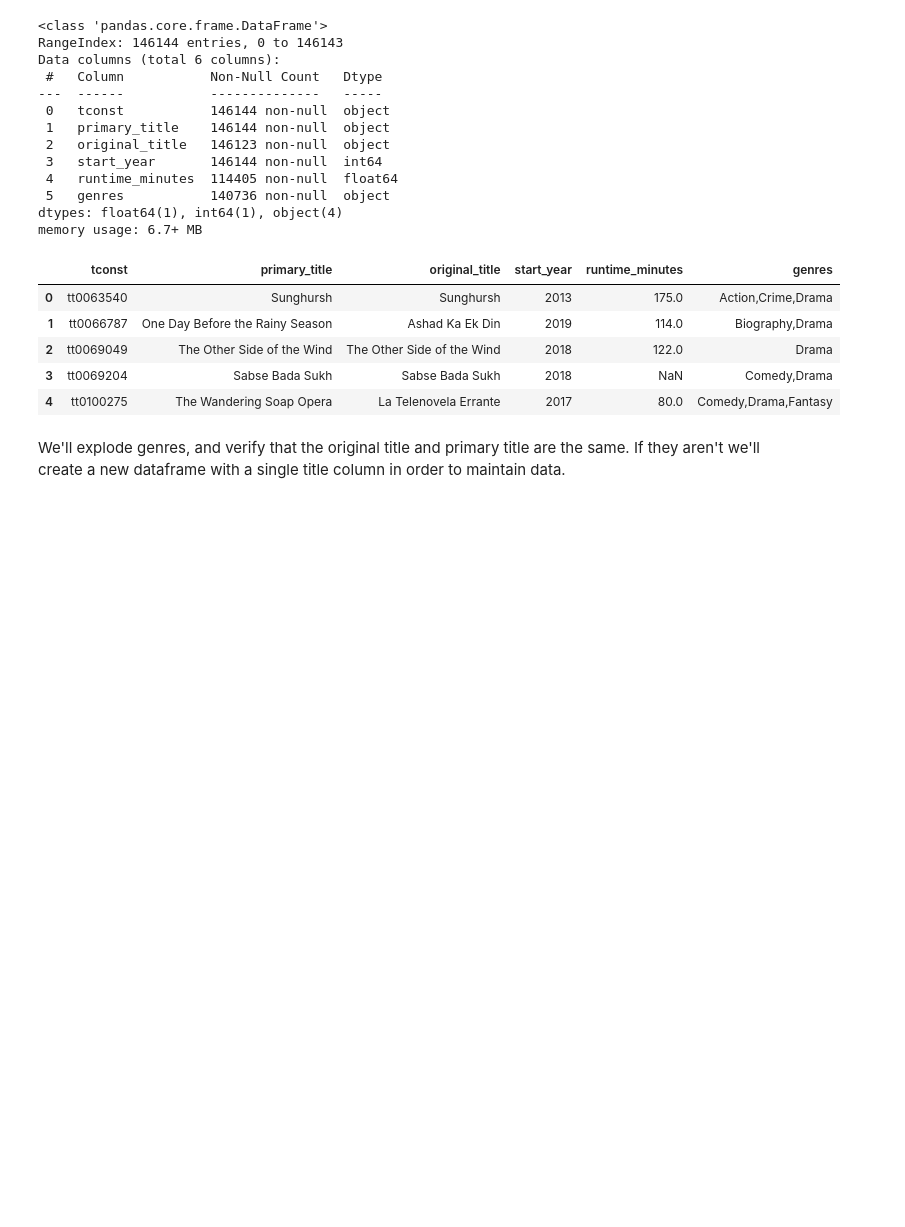
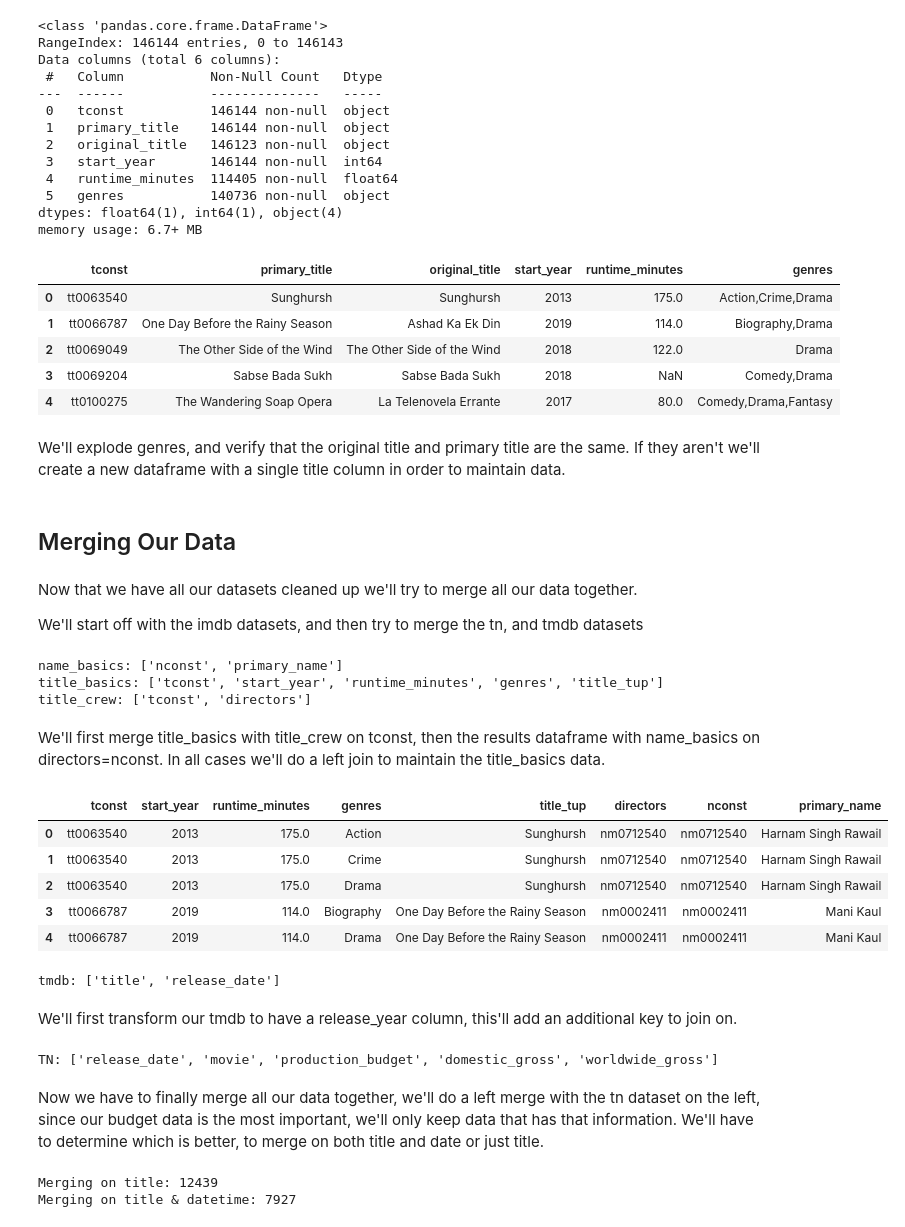
Before and after one commit to Skellet0r/movie-industry, a Jupyter notebook: notebooks/02-eamor-data-cleaning.ipynb, the cells around one changed output. Drawn from its saved outputs; the diff is of its cells as text; code cells hidden in the pictures; blank space fills up the shorter version.

Commit message:
feat: data cleaning finalized

```diff
--- a/notebooks/02-eamor-data-cleaning.ipynb
+++ b/notebooks/02-eamor-data-cleaning.ipynb
@@ -248,3 +248,41 @@ imdb_title_basics.drop(
     columns=["primary_title", "original_title"], inplace=True, errors="ignore"
 )
 imdb_title_basics.drop_duplicates(inplace=True)
+# %% [markdown]
+## Merging Our Data
+# %% [markdown]
+Now that we have all our datasets cleaned up we'll try to merge all our data together.
+
+We'll start off with the imdb datasets, and then try to merge the tn, and tmdb datasets
+# %%
+# display the columns for each of our imdb datasets
+print("name_basics:", imdb_name_basics.columns.to_list())
+print("title_basics:", imdb_title_basics.columns.to_list())
+print("title_crew:", imdb_title_crew.columns.to_list())
+# %% [output]
+name_basics: ['nconst', 'primary_name']
+title_basics: ['tconst', 'start_year', 'runtime_minutes', 'genres', 'title_tup']
+title_crew: ['tconst', 'directors']
+# %% [markdown]
+We'll first merge title_basics with title_crew on tconst, then the results dataframe with name_basics on directors=nconst.
+In all cases we'll do a left join to maintain the title_basics data.
+# %%
+# merge title_basics and title_crew and name_basics
+imdb_crew_title_2 = pd.merge(
+    imdb_title_basics, imdb_title_crew, how="left", on="tconst"
+)
+imdb = pd.merge(
+    imdb_crew_title_2,
+    imdb_name_basics,
+    how="left",
+    left_on="directors",
+    right_on="nconst",
+)
+display(imdb.head())
+# %% [output]
+|  | tconst | start_year | runtime_minutes | genres | title_tup | directors | nconst | primary_name |
+| 0 | tt0063540 | 2013 | 175.0 | Action | Sunghursh | nm0712540 | nm0712540 | Harnam Singh Rawail |
+| 1 | tt0063540 | 2013 | 175.0 | Crime | Sunghursh | nm0712540 | nm0712540 | Harnam Singh Rawail |
+| 2 | tt0063540 | 2013 | 175.0 | Drama | Sunghursh | nm0712540 | nm0712540 | Harnam Singh Rawail |
+| 3 | tt0066787 | 2019 | 114.0 | Biography | One Day Before the Rainy Season | nm0002411 | nm0002411 | Mani Kaul |
+| 4 | tt0066787 | 2019 | 114.0 | Drama | One Day Before the Rainy Season | nm0002411 | nm0002411 | Mani Kaul |
@@ -250,0 +293,7 @@ imdb_title_basics.drop_duplicates(inplace=True)
+# %%
+# print columns in tmdb dataset
+print("tmdb:", tmdb_movies.columns.to_list())
+# %% [output]
+tmdb: ['title', 'release_date']
+# %% [markdown]
+We'll first transform our tmdb to have a release_year column, this'll add an additional key to join on.
@@ -250,0 +311,29 @@ imdb_title_basics.drop_duplicates(inplace=True)
+# %%
+# print columns in tn dataset
+print("TN:", tn_movie_budgets.columns.to_list())
+# %% [output]
+TN: ['release_date', 'movie', 'production_budget', 'domestic_gross', 'worldwide_gross']
+# %% [markdown]
+Now we have to finally merge all our data together, we'll do a left merge with the tn dataset on the left, since our budget data is the most important, we'll only keep data that has that information.
+We'll have to determine which is better, to merge on both title and date or just title.
+# %%
+# try joining on both release_date and movie
+merging_on_title = pd.merge(
+    tn_movie_budgets,
+    imdb_tmdb,
+    how="left",
+    left_on=["movie"],
+    right_on=["title"],
+)
+merging_on_title_and_datetime = pd.merge(
+    tn_movie_budgets,
+    imdb_tmdb,
+    how="left",
+    left_on=["movie", "release_date"],
+    right_on=["title", "release_date"],
+)
+print(f"Merging on title: {merging_on_title.shape[0]:g}")
+print(f"Merging on title & datetime: {merging_on_title_and_datetime.shape[0]:g}")
+# %% [output]
+Merging on title: 12439
+Merging on title & datetime: 7927
```
Also changed, not shown: parts of 6 cells of this notebook.
